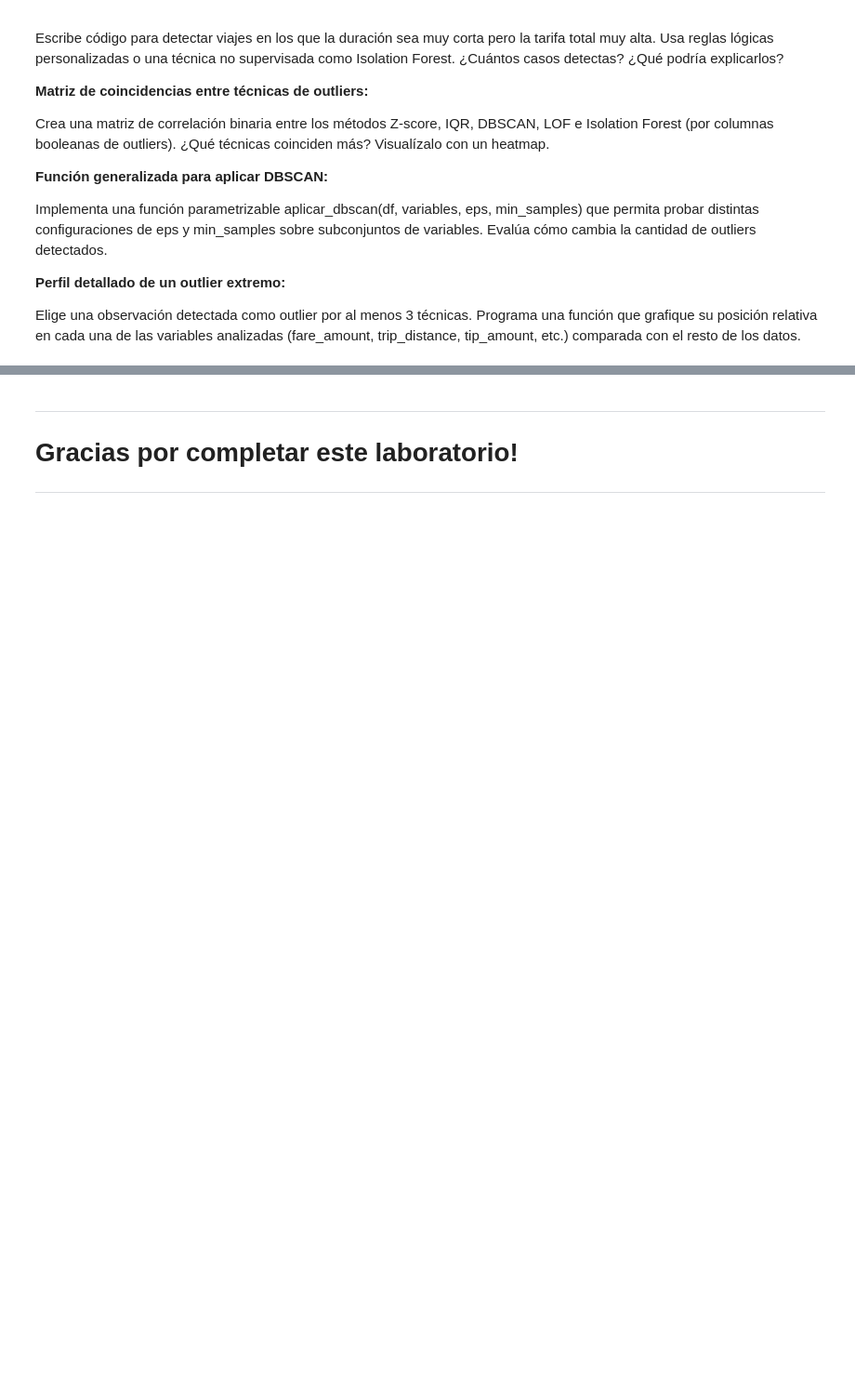
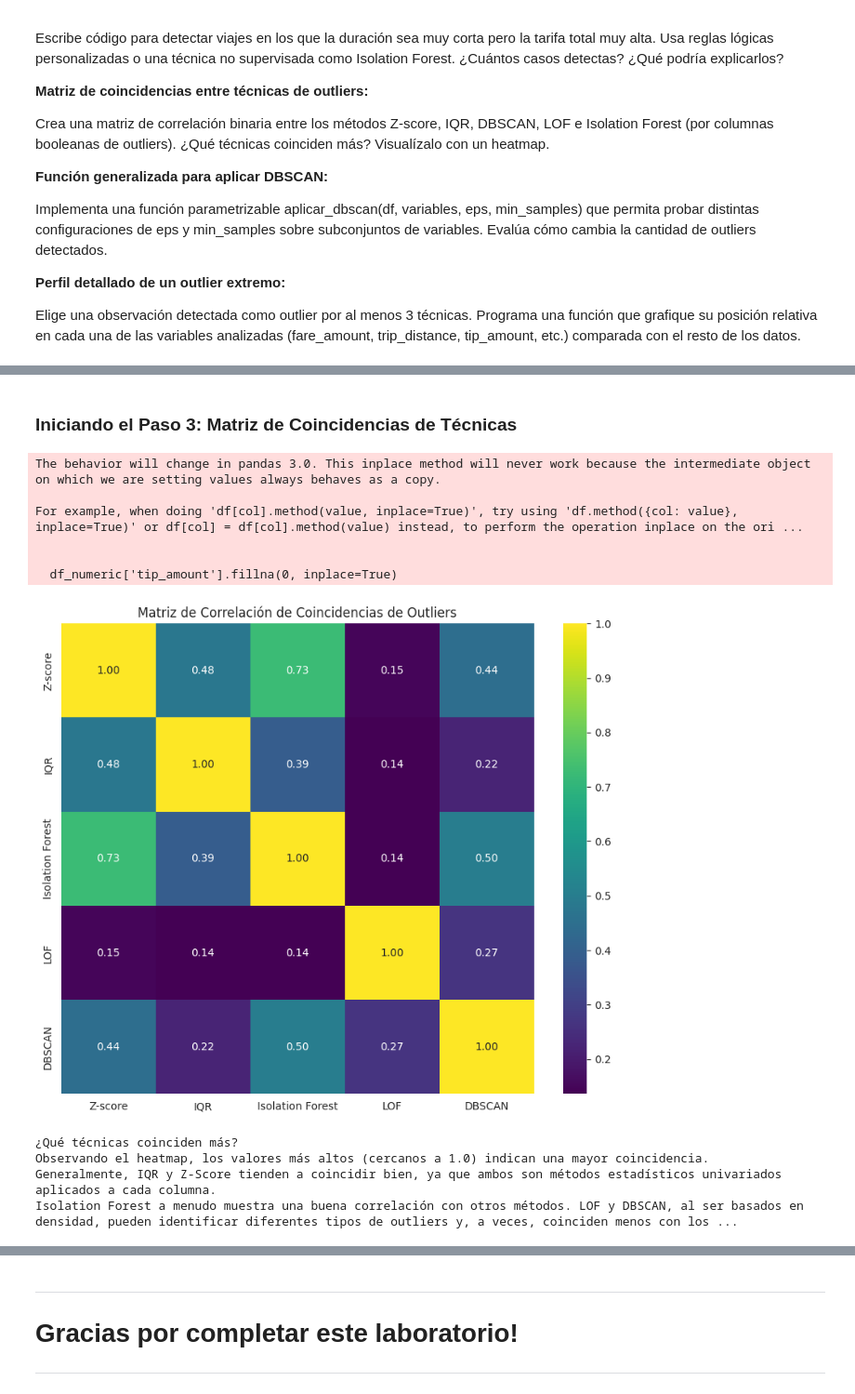
Before and after one commit to soyHouston256/CodeJam, a Jupyter notebook: modulo4_analisis_exploratorio/Outlier_and_Anomaly_Detection.ipynb, the cells around one changed output, grey strips where cells are left out. Shown: that part at 93% size. Drawn from its saved outputs; the diff is of its cells as text; code cells hidden in the pictures; blank space fills up the shorter version.

```diff
--- a/modulo4_analisis_exploratorio/Outlier_and_Anomaly_Detection.ipynb
+++ b/modulo4_analisis_exploratorio/Outlier_and_Anomaly_Detection.ipynb
@@ -379,0 +617,71 @@ Elige una observación detectada como outlier por al menos 3 técnicas. Programa
+# %% [markdown]
+### Iniciando el Paso 3: Matriz de Coincidencias de Técnicas
+# %%
+import numpy as np
+def matriz_coincidencias_outliers(df):
+    """
+    Crea una matriz de correlación binaria entre diferentes métodos de detección de outliers.
+    """
+    # 1. Preparar los datos
+    variables = ['fare_amount', 'trip_distance', 'tip_amount', 'trip_duration']
+    df_numeric = df[variables].copy()
+
+    # Rellenar NaNs en 'tip_amount' con 0 para el análisis
+    df_numeric['tip_amount'].fillna(0, inplace=True)
+
+    scaler = StandardScaler()
+    df_scaled = scaler.fit_transform(df_numeric)
+
+    # 2. Aplicar cada técnica
+    outliers_df = pd.DataFrame(index=df_numeric.index)
+
+    # Z-score (umbral de 3 desviaciones estándar)
+    z_scores = np.abs(scaler.fit_transform(df_numeric))
+    outliers_df['Z-score'] = (z_scores > 3).any(axis=1)
+
+    # IQR
+    Q1 = df_numeric.quantile(0.25)
+    Q3 = df_numeric.quantile(0.75)
+    IQR = Q3 - Q1
+    outliers_df['IQR'] = ((df_numeric < (Q1 - 1.5 * IQR)) | (df_numeric > (Q3 + 1.5 * IQR))).any(axis=1)
+
+    # Isolation Forest
+    iso_forest = IsolationForest(contamination=0.02, random_state=42) # Suponemos 2% de outliers
+    outliers_df['Isolation Forest'] = iso_forest.fit_predict(df_scaled) == -1
+
+    # LOF (Local Outlier Factor)
+    lof = LocalOutlierFactor(n_neighbors=20, contamination=0.02) # n_neighbors es un hiperparámetro clave
+    outliers_df['LOF'] = lof.fit_predict(df_scaled) == -1
+
+    # DBSCAN
+    # DBSCAN es sensible a los parámetros, estos valores son un punto de partida
+    dbscan = DBSCAN(eps=1.5, min_samples=20)
+    outliers_df['DBSCAN'] = dbscan.fit_predict(df_scaled) == -1
+
+    # 3. Calcular la matriz de correlación
+    corr_matrix = outliers_df.astype(int).corr()
+
+    # 4. Visualizar con un heatmap
+    plt.figure(figsize=(10, 8))
+    sns.heatmap(corr_matrix, annot=True, cmap='viridis', fmt=".2f")
+    plt.title('Matriz de Correlación de Coincidencias de Outliers')
+    plt.show()
+
+    print("\n¿Qué técnicas coinciden más?")
+    print("Observando el heatmap, los valores más altos (cercanos a 1.0) indican una mayor coincidencia.")
+    print("Generalmente, IQR y Z-Score tienden a coincidir bien, ya que ambos son métodos estadísticos univariados aplicados a cada columna.")
+    print("Isolation Forest a menudo muestra una buena correlación con otros métodos. LOF y DBSCAN, al ser basados en densidad, pueden identificar diferentes tipos de outliers y, a veces, coinciden menos con los métodos estadísticos.")
+
+matriz_coincidencias_outliers(df_sample.copy())
+# %% [output]
+The behavior will change in pandas 3.0. This inplace method will never work because the intermediate object on which we are setting values always behaves as a copy.
+
+For example, when doing 'df[col].method(value, inplace=True)', try using 'df.method({col: value}, inplace=True)' or df[col] = df[col].method(value) instead, to perform the operation inplace on the ori ...
+
+
+  df_numeric['tip_amount'].fillna(0, inplace=True)
+[figure, added]
+¿Qué técnicas coinciden más?
+Observando el heatmap, los valores más altos (cercanos a 1.0) indican una mayor coincidencia.
+Generalmente, IQR y Z-Score tienden a coincidir bien, ya que ambos son métodos estadísticos univariados aplicados a cada columna.
+Isolation Forest a menudo muestra una buena correlación con otros métodos. LOF y DBSCAN, al ser basados en densidad, pueden identificar diferentes tipos de outliers y, a veces, coinciden menos con los ...
```
Also changed, not shown: parts of 13 cells of this notebook.
